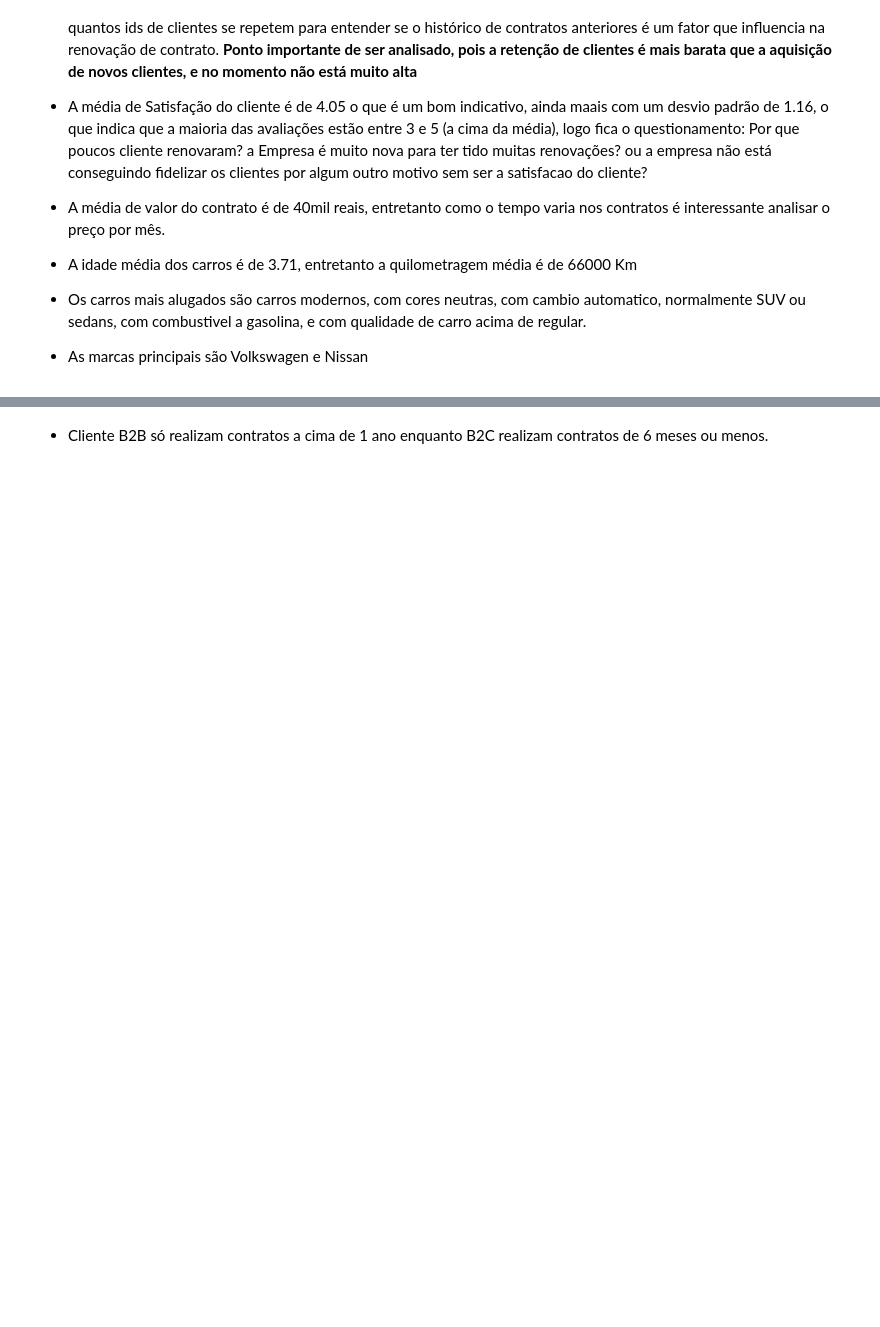
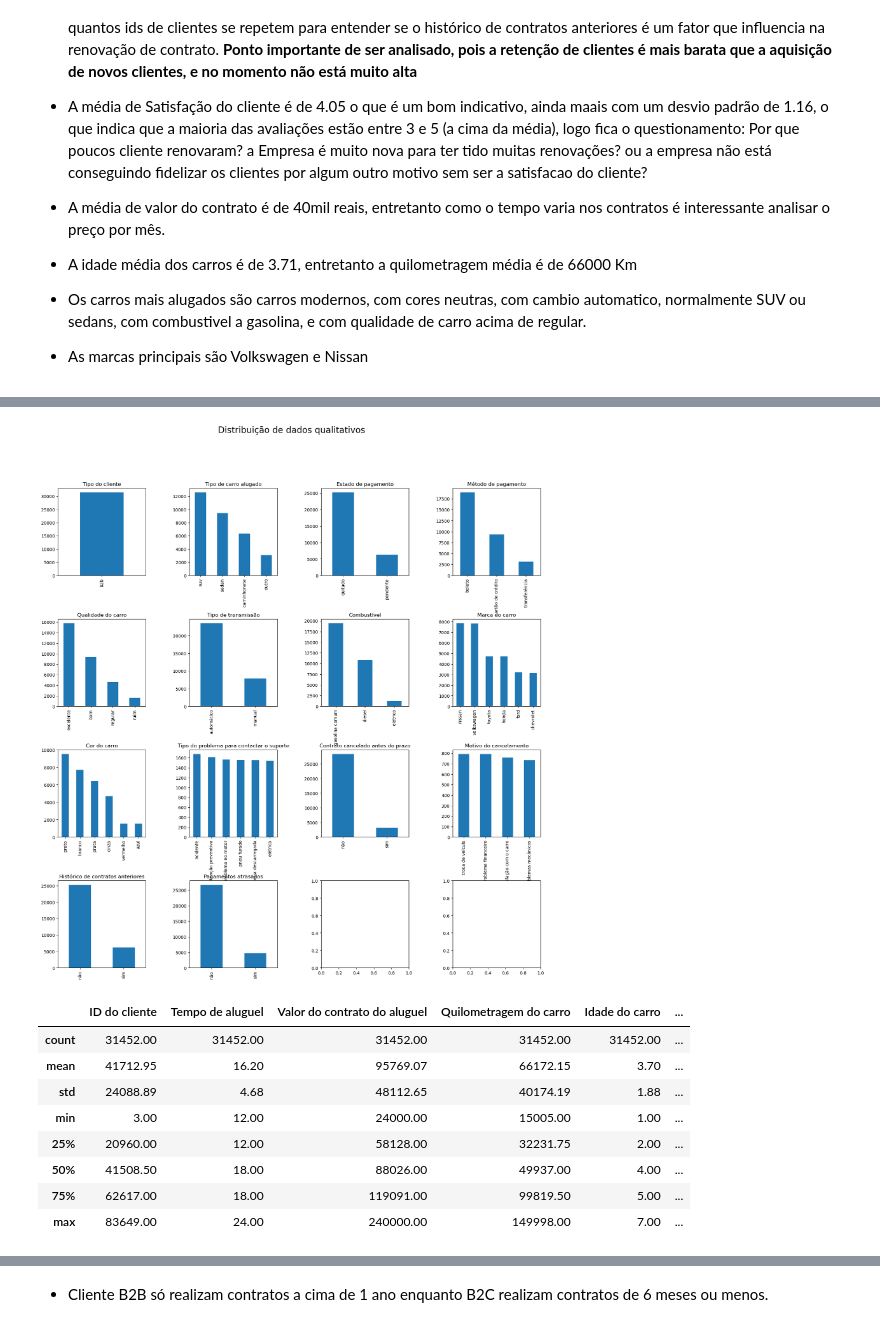
Before and after one commit to Henrique-Albuquerque2/PS-IJR-Grupo10, a Jupyter notebook: AnaliseAluguel.ipynb, the cells around one changed output, grey strips where cells are left out. Saved outputs shown, nothing was run; the diff lists cells and outputs as text; code cells hidden in the pictures; blank space fills up the shorter version.

```diff
--- a/AnaliseAluguel.ipynb
+++ b/AnaliseAluguel.ipynb
@@ -225,3 +214,25 @@ db_alugueis_b2c = db_alugueis[db_alugueis['Tipo do cliente'] == 'b2c']
+# %%
+fig, axs = plt.subplots(4, 4, figsize=(20, 20))
+fig.subplots_adjust(hspace=0.5, wspace=0.5)
+fig.suptitle('Distribuição de dados qualitativos', fontsize=20)
+
+for col, ax in zip(colunas_qualitativas, axs.ravel()):
+    db_alugueis_b2b[col].value_counts().plot(kind='bar', ax=ax, title=col)
+    ax.set_xlabel('')
+plt.show()
+
+db_alugueis_b2b.describe().round(2)
+# %% [output]
+[figure, added]
+|  | ID do cliente | Tempo de aluguel | Valor do contrato do aluguel | Quilometragem do carro | Idade do carro | ... |
+| count | 31452.00 | 31452.00 | 31452.00 | 31452.00 | 31452.00 | ... |
+| mean | 41712.95 | 16.20 | 95769.07 | 66172.15 | 3.70 | ... |
+| std | 24088.89 | 4.68 | 48112.65 | 40174.19 | 1.88 | ... |
+| min | 3.00 | 12.00 | 24000.00 | 15005.00 | 1.00 | ... |
+| 25% | 20960.00 | 12.00 | 58128.00 | 32231.75 | 2.00 | ... |
+| 50% | 41508.50 | 18.00 | 88026.00 | 49937.00 | 4.00 | ... |
+| 75% | 62617.00 | 18.00 | 119091.00 | 99819.50 | 5.00 | ... |
+| max | 83649.00 | 24.00 | 240000.00 | 149998.00 | 7.00 | ... |
 # %%
 #Quero plotar dois gráficos, um do lado do outro
 plt.scatter(db_alugueis['Tempo de aluguel'], db_alugueis['Valor do contrato do aluguel'])
```
Also changed, not shown: parts of 14 cells of this notebook.
